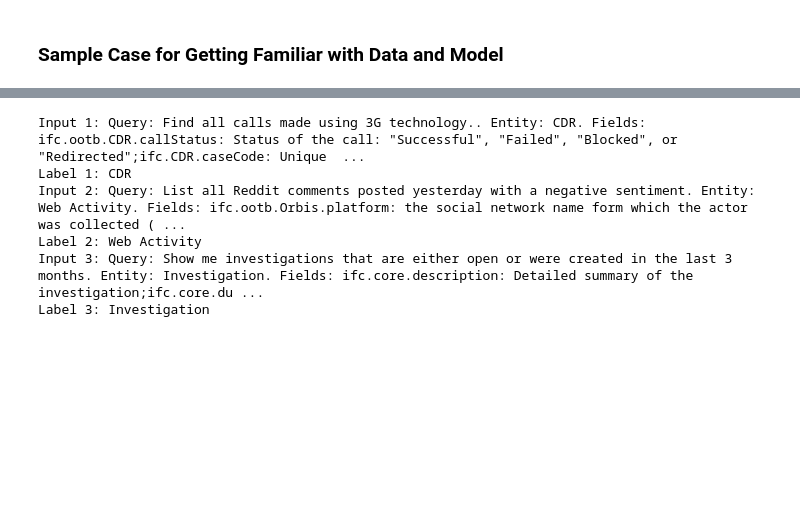
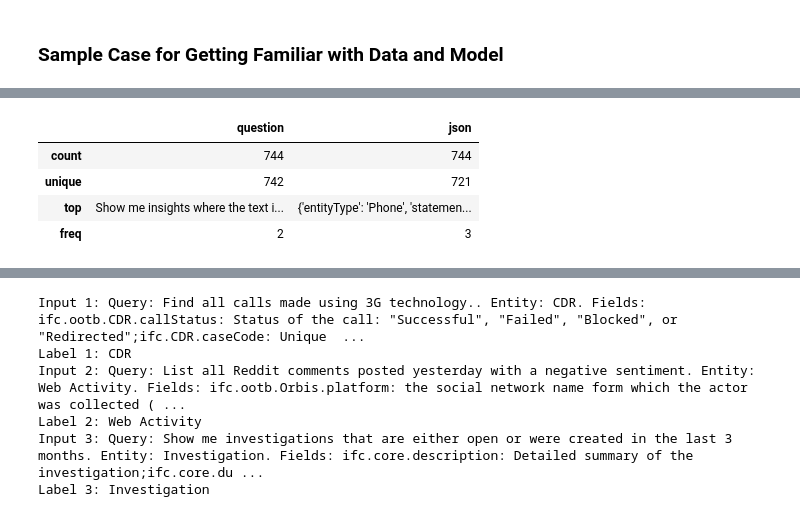
Before and after one commit to xAIdrian/TextToSQLEntityRetrieval, a Jupyter notebook: source.ipynb, the cells around one changed output, grey strips where cells are left out. Saved outputs shown, nothing was run; the diff lists cells and outputs as text; code cells hidden in the pictures; blank space fills up the shorter version.

```diff
--- a/source.ipynb
+++ b/source.ipynb
@@ -195,0 +202,9 @@ test sample mapping
+# %%
+
+user_queries.describe(include="all")
+# %% [output]
+|  | question | json |
+| count | 744 | 744 |
+| unique | 742 | 721 |
+| top | Show me insights where the text i... | {'entityType': 'Phone', 'statemen... |
+| freq | 2 | 3 |
```
Also changed, not shown: parts of 11 cells of this notebook.
